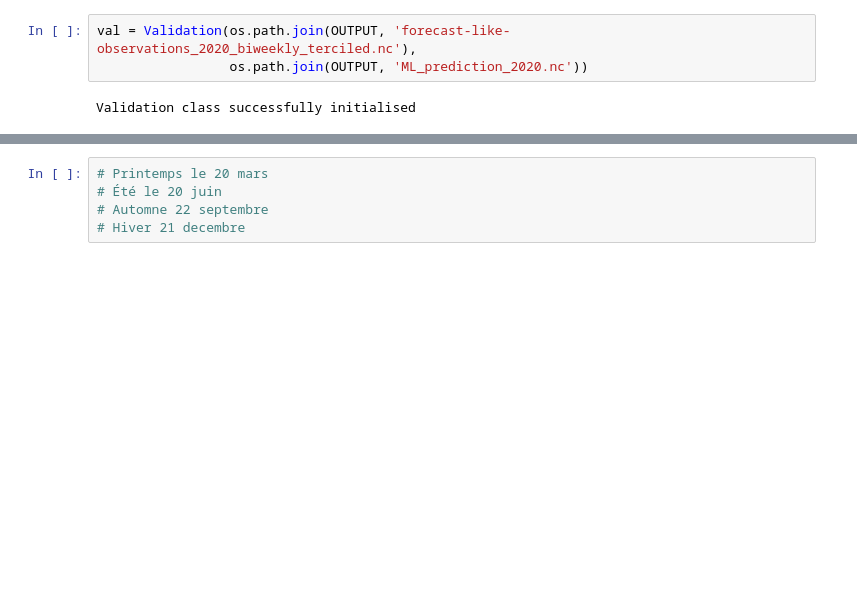
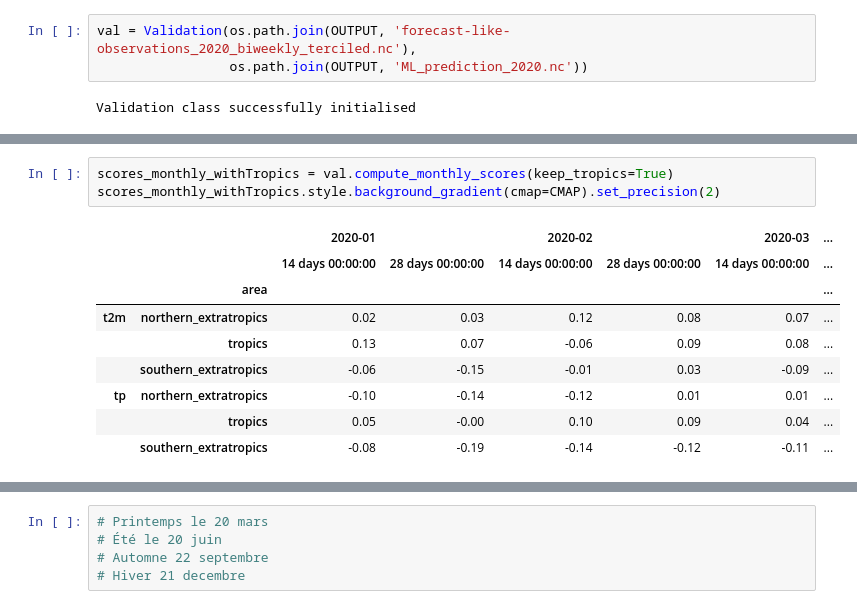
Before and after one commit to crim-ca/crims2s, a Jupyter notebook: notebooks/JG - Validation.ipynb, the cells around one changed output, grey strips where cells are left out. Drawn from its saved outputs; the diff is of its cells as text; blank space fills up the shorter version.

```diff
--- a/notebooks/JG - Validation.ipynb
+++ b/notebooks/JG - Validation.ipynb
@@ -358,0 +383,13 @@ scores_monthly
+# %%
+scores_monthly_withTropics = val.compute_monthly_scores(keep_tropics=True)
+scores_monthly_withTropics.style.background_gradient(cmap=CMAP).set_precision(2)
+# %% [output]
+|  |  | 2020-01 |  | 2020-02 |  | 2020-03 | ... |
+|  |  | 14 days 00:00:00 | 28 days 00:00:00 | 14 days 00:00:00 | 28 days 00:00:00 | 14 days 00:00:00 | ... |
+|  | area |  |  |  |  |  | ... |
+| t2m | northern_extratropics | 0.02 | 0.03 | 0.12 | 0.08 | 0.07 | ... |
+|  | tropics | 0.13 | 0.07 | -0.06 | 0.09 | 0.08 | ... |
+|  | southern_extratropics | -0.06 | -0.15 | -0.01 | 0.03 | -0.09 | ... |
+| tp | northern_extratropics | -0.10 | -0.14 | -0.12 | 0.01 | 0.01 | ... |
+|  | tropics | 0.05 | -0.00 | 0.10 | 0.09 | 0.04 | ... |
+|  | southern_extratropics | -0.08 | -0.19 | -0.14 | -0.12 | -0.11 | ... |
```
Also changed, not shown: parts of 23 cells of this notebook.
